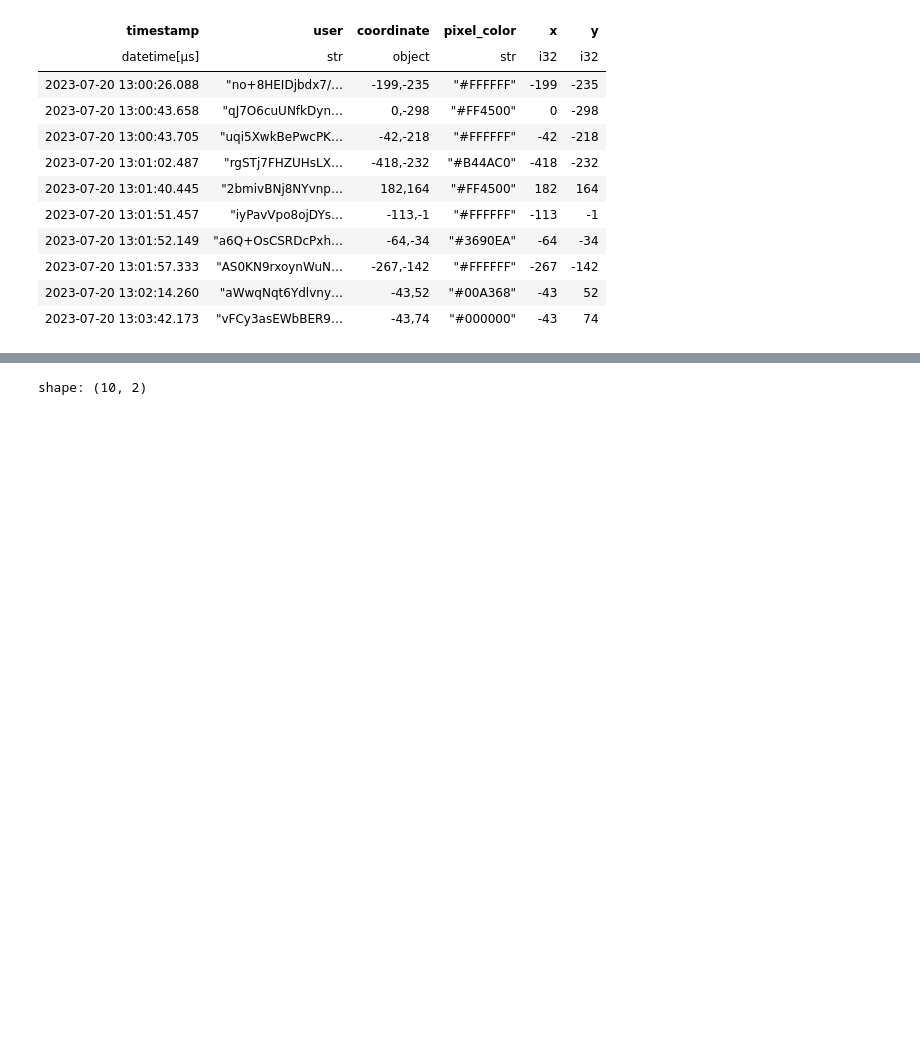
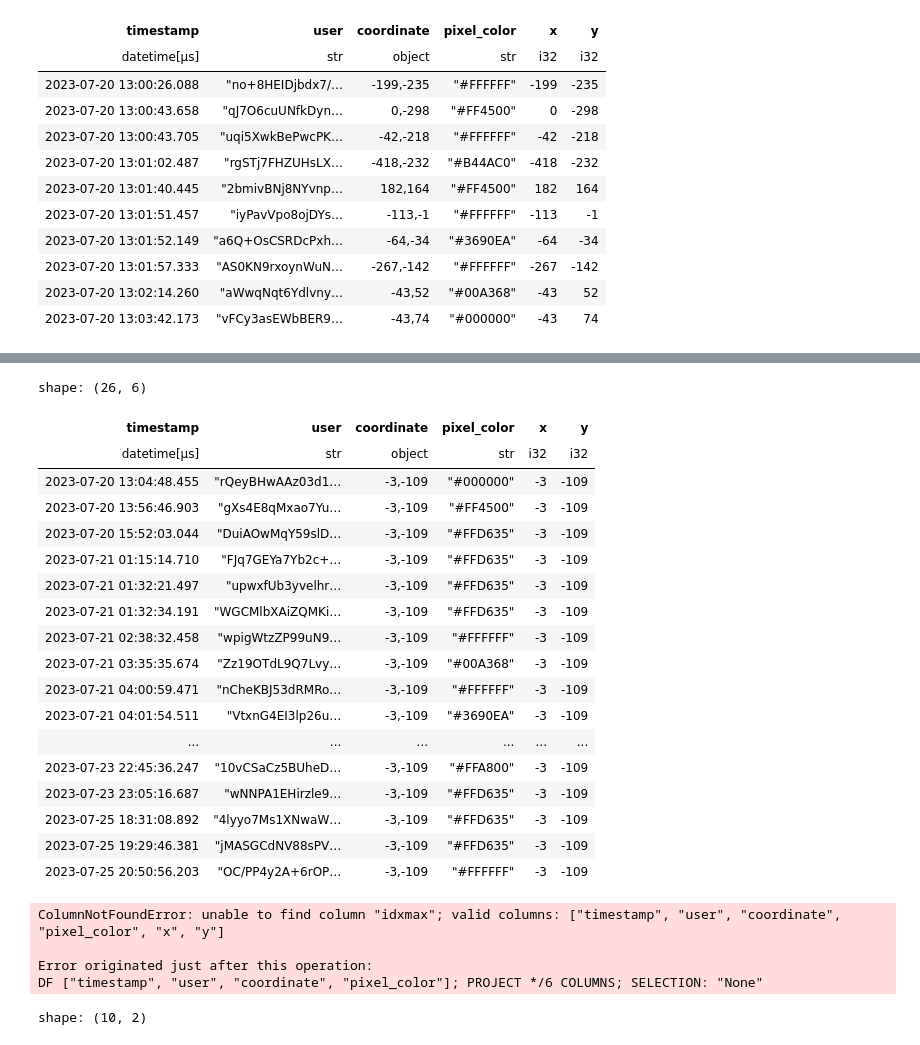
Before and after one commit to bnkessler/CloudComputing, a Jupyter notebook: PlaceParquet.ipynb, the cells around one changed output, grey strips where cells are left out. Saved outputs shown, nothing was run; the diff lists cells and outputs as text; code cells hidden in the pictures; blank space fills up the shorter version.

```diff
--- a/PlaceParquet.ipynb
+++ b/PlaceParquet.ipynb
@@ -168,3 +194,32 @@ shape: (100, 2)
+# %%
+pixels_placed.with_columns(["x", "y"]).filter((pl.col("x") == -3) & (pl.col("y") == -109))
+# %% [output]
+shape: (26, 6)
+| timestamp | user | coordinate | pixel_color | x | y |
+| datetime[μs] | str | object | str | i32 | i32 |
+| 2023-07-20 13:04:48.455 | "rQeyBHwAAz03d1… | -3,-109 | "#000000" | -3 | -109 |
+| 2023-07-20 13:56:46.903 | "gXs4E8qMxao7Yu… | -3,-109 | "#FF4500" | -3 | -109 |
+| 2023-07-20 15:52:03.044 | "DuiAOwMqY59slD… | -3,-109 | "#FFD635" | -3 | -109 |
+| 2023-07-21 01:15:14.710 | "FJq7GEYa7Yb2c+… | -3,-109 | "#FFD635" | -3 | -109 |
+| 2023-07-21 01:32:21.497 | "upwxfUb3yvelhr… | -3,-109 | "#FFD635" | -3 | -109 |
+| 2023-07-21 01:32:34.191 | "WGCMlbXAiZQMKi… | -3,-109 | "#FFD635" | -3 | -109 |
+| 2023-07-21 02:38:32.458 | "wpigWtzZP99uN9… | -3,-109 | "#FFFFFF" | -3 | -109 |
+| 2023-07-21 03:35:35.674 | "Zz19OTdL9Q7Lvy… | -3,-109 | "#00A368" | -3 | -109 |
+| 2023-07-21 04:00:59.471 | "nCheKBJ53dRMRo… | -3,-109 | "#FFFFFF" | -3 | -109 |
+| 2023-07-21 04:01:54.511 | "VtxnG4EI3lp26u… | -3,-109 | "#3690EA" | -3 | -109 |
+| ... | ... | ... | ... | ... | ... |
+| 2023-07-23 22:45:36.247 | "10vCSaCz5BUheD… | -3,-109 | "#FFA800" | -3 | -109 |
+| 2023-07-23 23:05:16.687 | "wNNPA1EHirzle9… | -3,-109 | "#FFD635" | -3 | -109 |
+| 2023-07-25 18:31:08.892 | "4lyyo7Ms1XNwaW… | -3,-109 | "#FFD635" | -3 | -109 |
+| 2023-07-25 19:29:46.381 | "jMASGCdNV88sPV… | -3,-109 | "#FFD635" | -3 | -109 |
+| 2023-07-25 20:50:56.203 | "OC/PP4y2A+6rOP… | -3,-109 | "#FFFFFF" | -3 | -109 |
+# %%
+result_df = pixels_placed.filter(pl.col('idxmax').is_in(idx_max_timestamp['idxmax']))
+# %% [output]
+ColumnNotFoundError: unable to find column "idxmax"; valid columns: ["timestamp", "user", "coordinate", "pixel_color", "x", "y"]
+
+Error originated just after this operation:
+DF ["timestamp", "user", "coordinate", "pixel_color"]; PROJECT */6 COLUMNS; SELECTION: "None"
 # %%
 df.head(10).group_by("user").agg(place_count = pl.col("coordinate").len()).collect(streaming=True)
 # %% [output]
```
Also changed, not shown: parts of 16 cells of this notebook, 3 other files.
